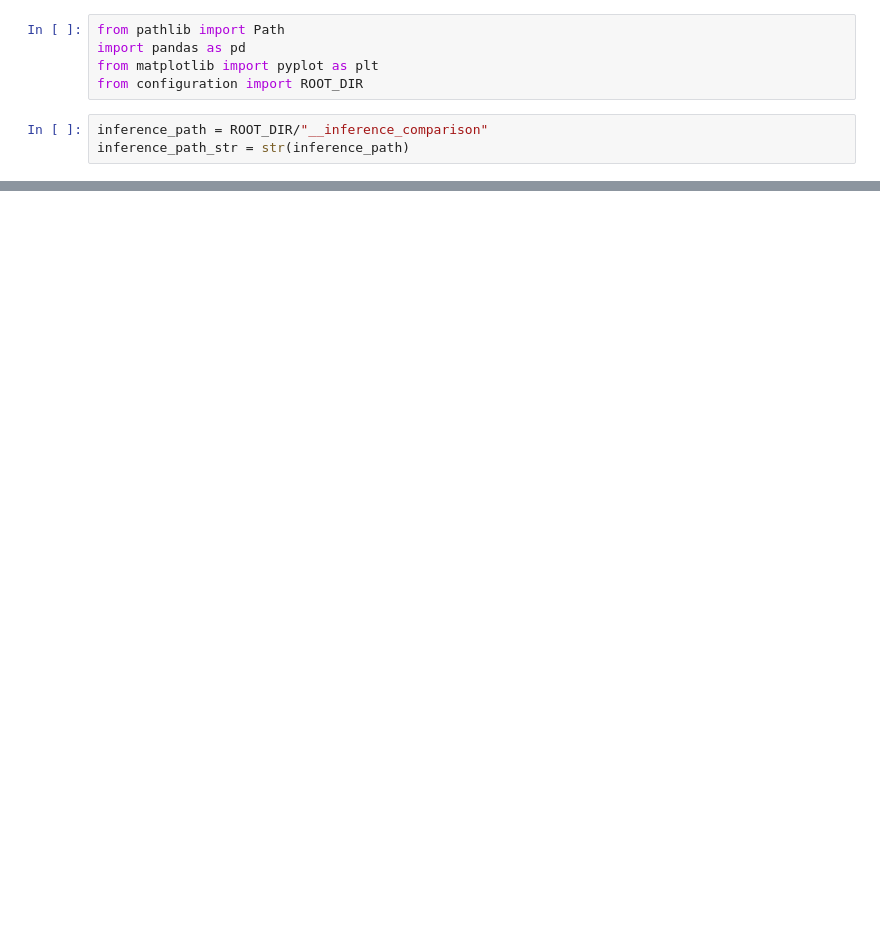
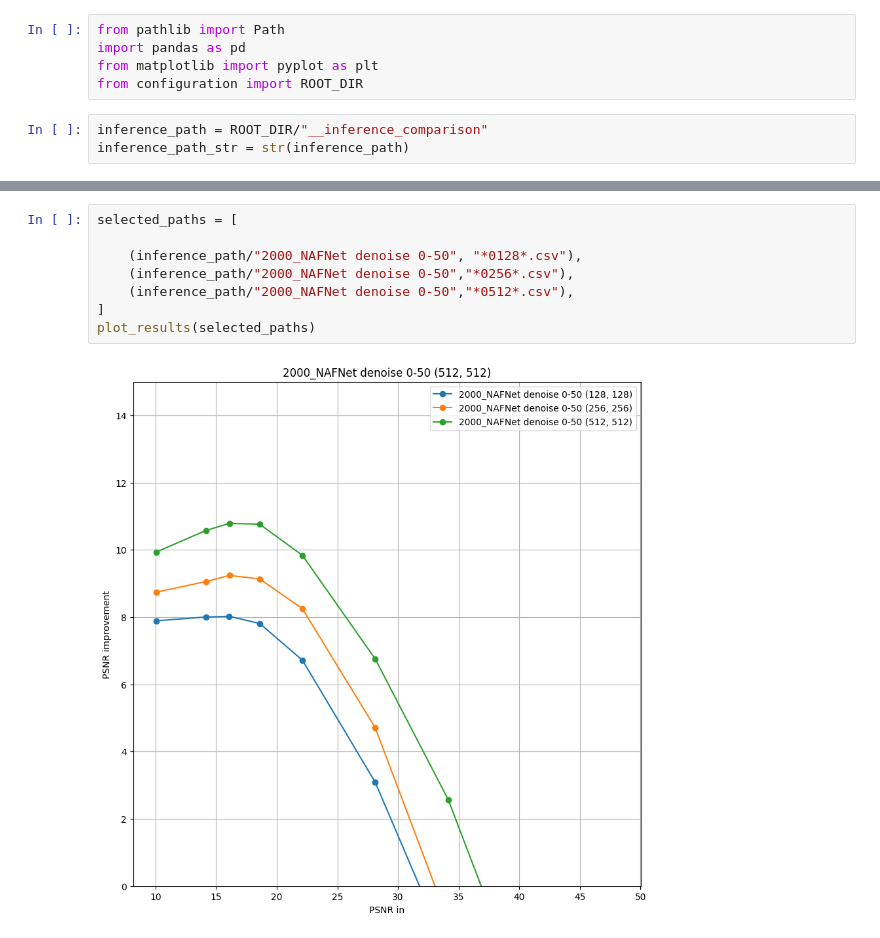
Before and after one commit to balthazarneveu/blind-deblurring-from-synthetic-data, a Jupyter notebook: scripts/metrics_analyzis.ipynb, the cells around one changed output, grey strips where cells are left out. Cells and saved outputs as stored; diff of their text form; blank space fills up the shorter version.

```diff
--- a/scripts/metrics_analyzis.ipynb
+++ b/scripts/metrics_analyzis.ipynb
@@ -57,0 +75,10 @@ plt.show()
+# %%
+selected_paths = [
+
+    (inference_path/"2000_NAFNet denoise 0-50", "*0128*.csv"),
+    (inference_path/"2000_NAFNet denoise 0-50","*0256*.csv"),
+    (inference_path/"2000_NAFNet denoise 0-50","*0512*.csv"),
+]
+plot_results(selected_paths)
+# %% [output]
+[figure, added]
```
Also changed, not shown: parts of 6 cells of this notebook, 1 other file.
